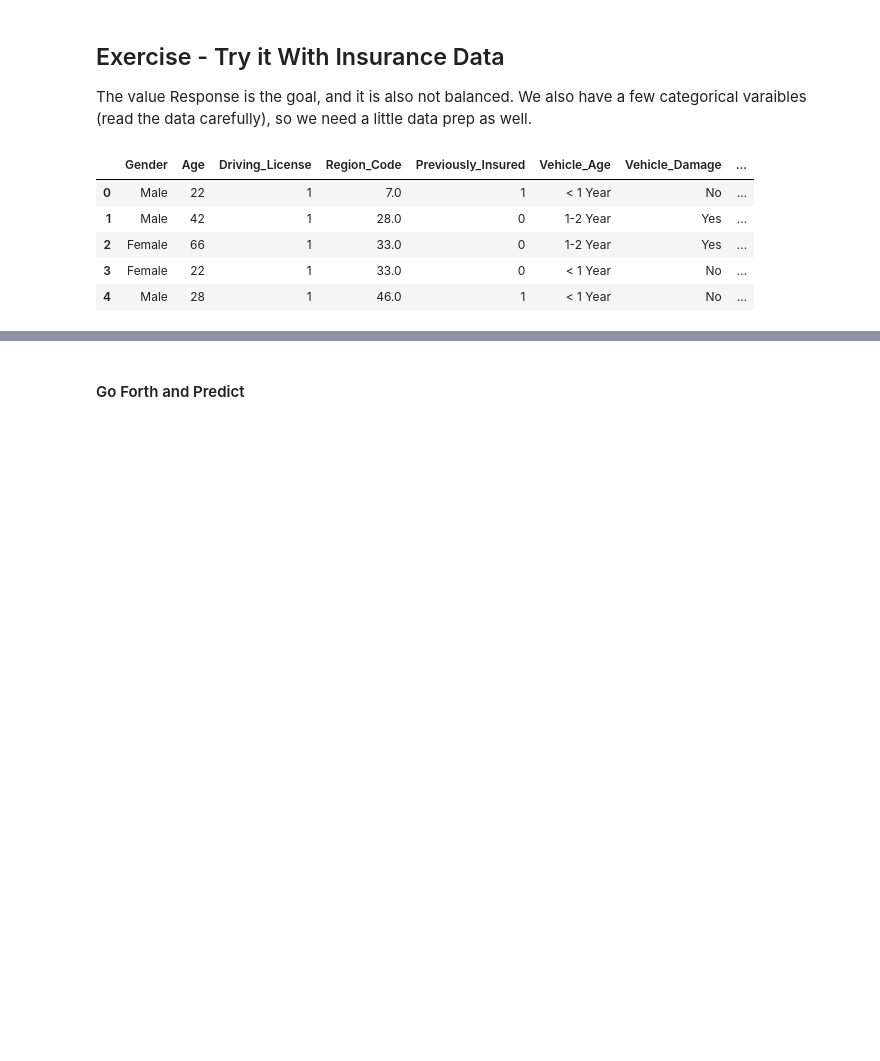
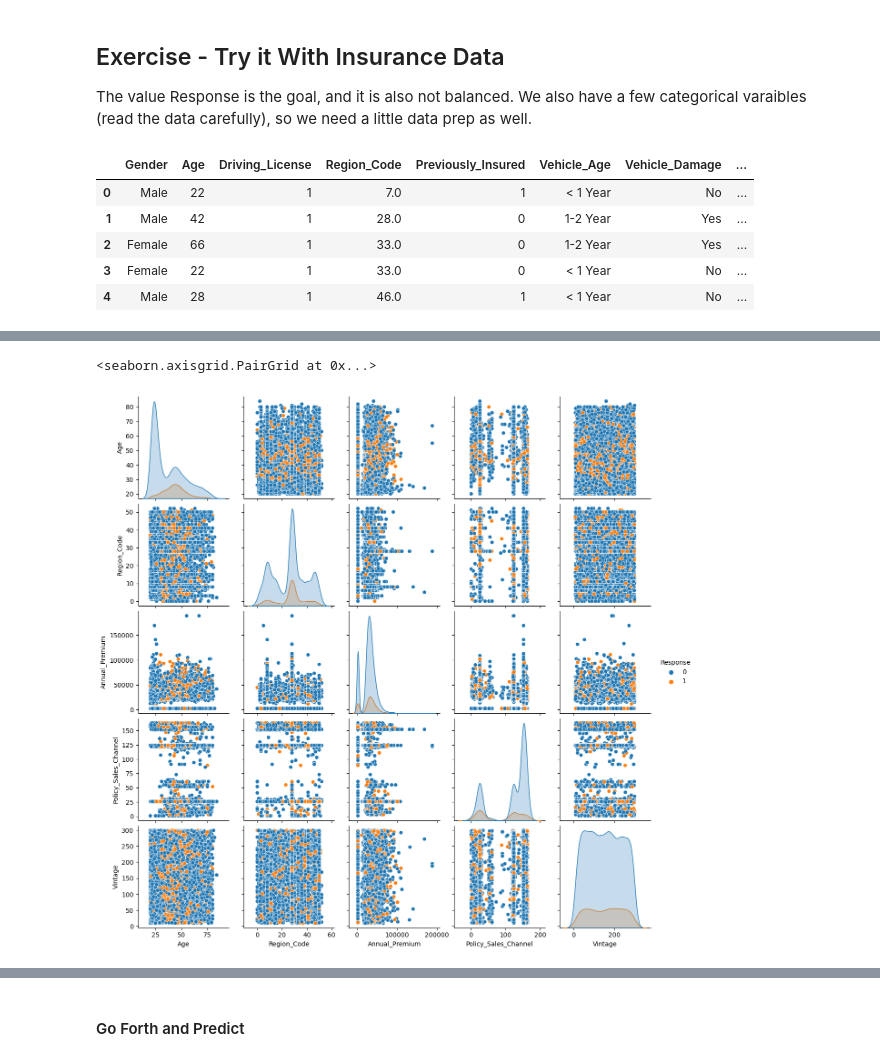
Before and after one commit to Nishaa95/Basic_Stats_in_Python_Student_Workbooks, a Jupyter notebook: 027_Imbalanced_Dataset_Regression.ipynb, the cells around one changed output, grey strips where cells are left out. Saved outputs shown, nothing was run; the diff lists cells and outputs as text; code cells hidden in the pictures; blank space fills up the shorter version.

```diff
--- a/027_Imbalanced_Dataset_Regression.ipynb
+++ b/027_Imbalanced_Dataset_Regression.ipynb
@@ -499,0 +500,3 @@ sns.countplot(data=df2_, x="Response")
+# %%
+df2_[["Gender", "Driving_License", "Previously_Insured", "Vehicle_Age", "Vehicle_Damage"]] = df2_[["Gender", "Driving_License", "Previously_Insured", "Vehicle_Age", "Vehicle_Damage"]].astype("category")
+df2_.info()
@@ -499,0 +522,5 @@ sns.countplot(data=df2_, x="Response")
+# %%
+sns.pairplot(df2_.sample(10000),hue='Response')
+# %% [output]
+<seaborn.axisgrid.PairGrid at 0x...>
+[figure, added]
```
Also changed, not shown: parts of 12 cells of this notebook, 1 other file.
